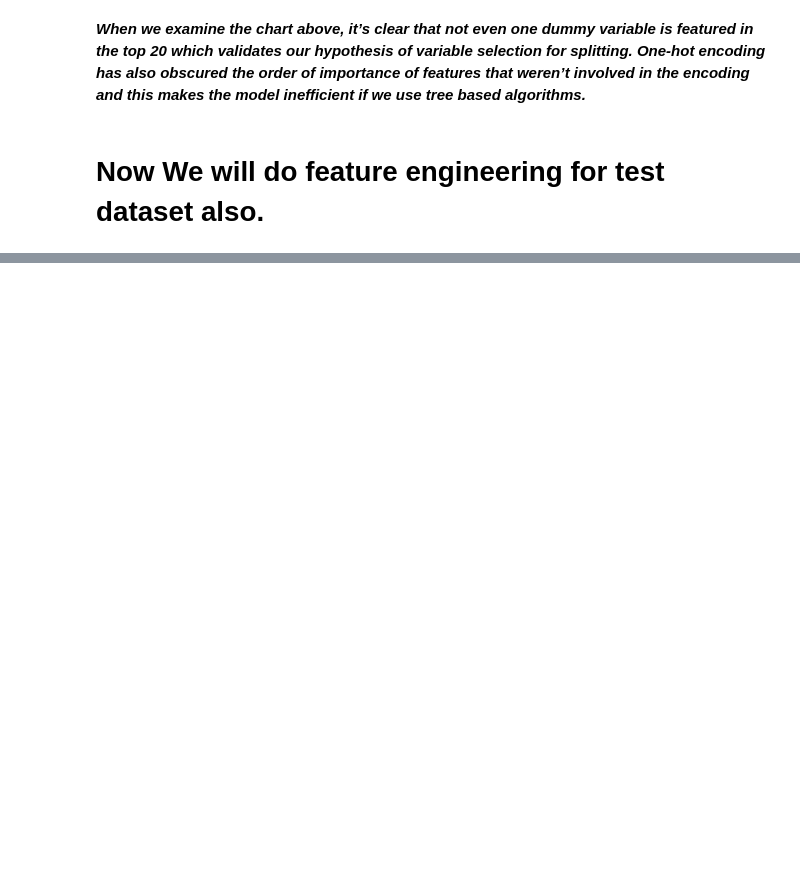
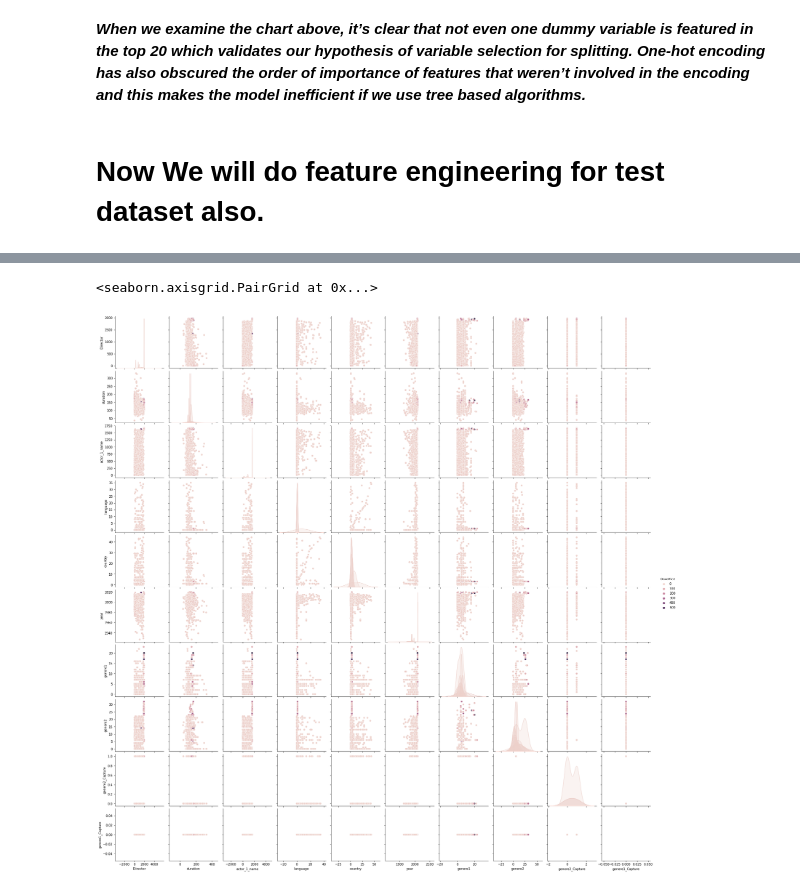
Before and after one commit to TusharNautiyal-web/movie_predictor_with_pyscript, a Jupyter notebook: movie_predict.ipynb, the cells around one changed output, grey strips where cells are left out. Saved outputs shown, nothing was run; the diff lists cells and outputs as text; code cells hidden in the pictures; blank space fills up the shorter version.

```diff
--- a/movie_predict.ipynb
+++ b/movie_predict.ipynb
@@ -812,2 +767,0 @@ for categories in top_10_director:
-# %%
-X_train.drop('Director', axis = 1, inplace= True)
@@ -861,8 +797,14 @@ X_train.tail()
+# %%
+index = final_df.actor_1_name.unique()
+dictac = {} #ordering into dictionaries.
+for i in range(len(index)):
+    dictac[index[i]] = i
+X_train['actor_1_name'] = X_train.actor_1_name.map(dictac)
 # %% [markdown]
 # My assumption of features.
 The total no of inputs (i.e. samples) must be at least the square size of the number of features (i.e. n_samples > n_features ** 2 ). But still we can see the feature importance by using ExtraTreesRegressor.
 # %%
-### Feature importance
-from sklearn.ensemble import ExtraTreesRegressor
-model = ExtraTreesRegressor()
-model.fit(X_train,y_train)
+# ### Feature importance
+# from sklearn.ensemble import ExtraTreesRegressor
+# model = ExtraTreesRegressor()
+# model.fit(X_train,y_train)
@@ -896,0 +869,3 @@ plt.show()
+# %%
+df2 = X_train.merge(y_train, left_index=True,right_index = True)
+df2
@@ -896,0 +886,5 @@ plt.show()
+# %%
+sns.pairplot(df2,hue = 'Boxoffice')
+# %% [output]
+<seaborn.axisgrid.PairGrid at 0x...>
+[figure, added]
```
Also changed, not shown: parts of 52 cells of this notebook.
